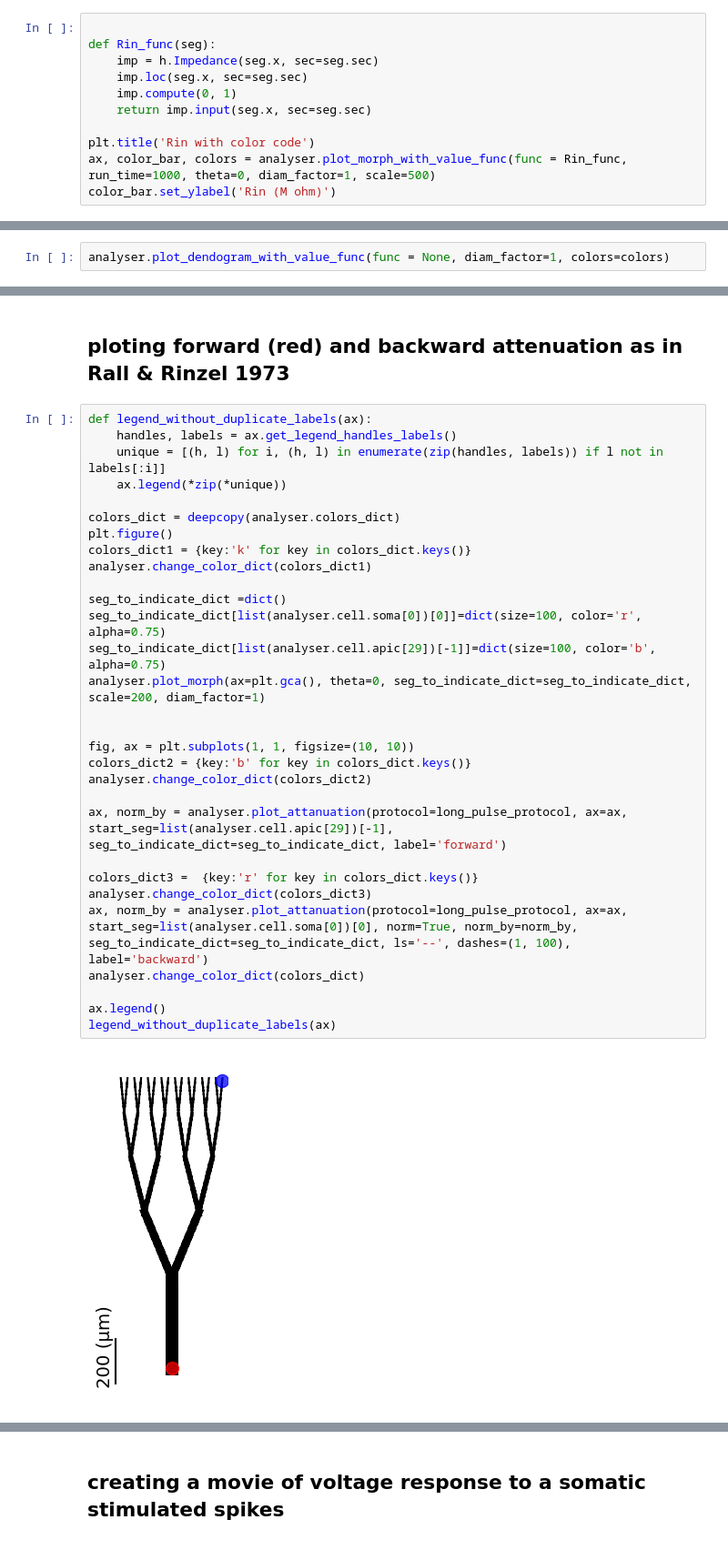
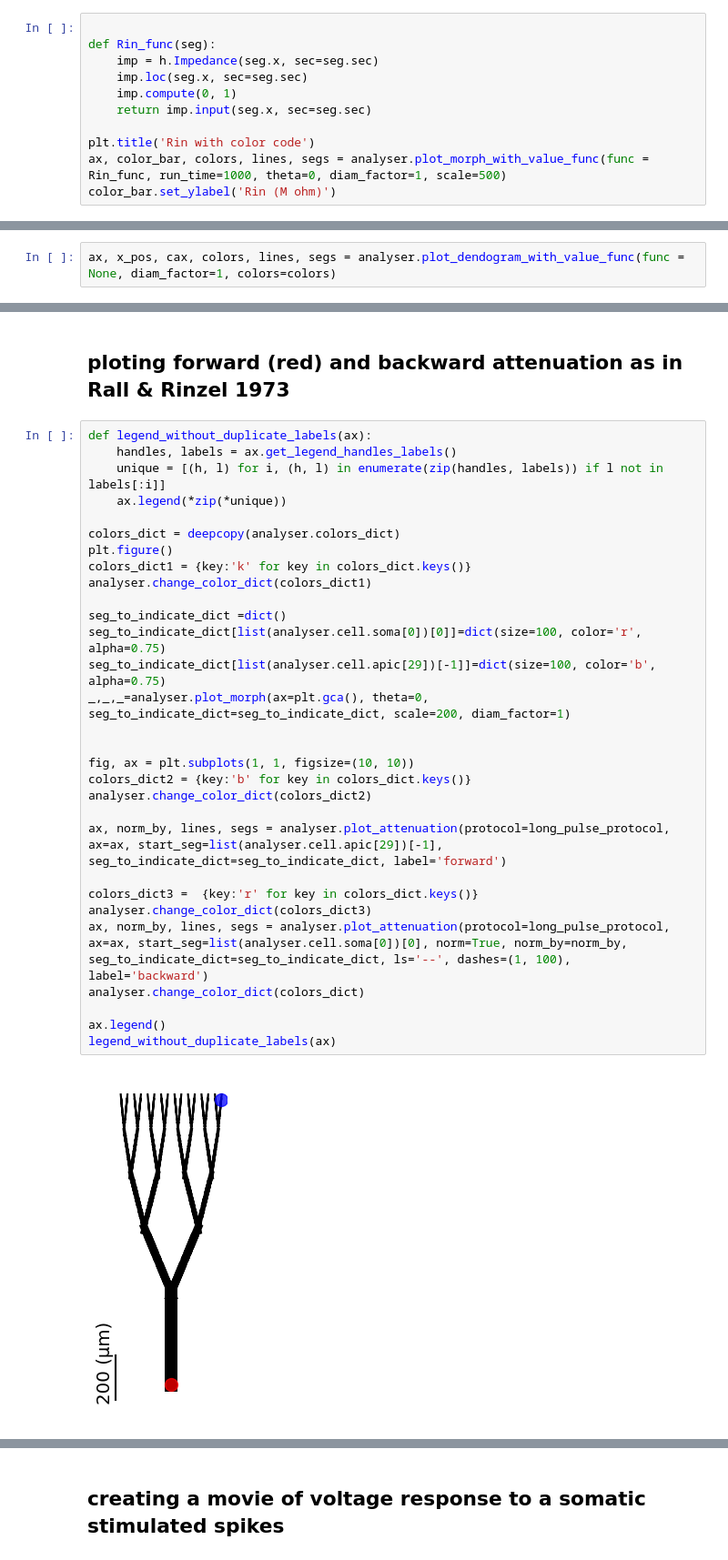
Before and after one commit to YoniLeibner/Neuron_analysis_tool, a Jupyter notebook: Neuron_analysis_tool/example Rall model.ipynb, the cells around one changed output, grey strips where cells are left out. Shown at 91% size. Cells and saved outputs as stored; diff of their text form.

Commit message:
protocol change

```diff
--- a/Neuron_analysis_tool/example Rall model.ipynb
+++ b/Neuron_analysis_tool/example Rall model.ipynb
@@ -71,7 +72,7 @@ def Rin_func(seg):
     return imp.input(seg.x, sec=seg.sec)
 
 plt.title('Rin with color code')
-ax, color_bar, colors = analyser.plot_morph_with_value_func(func = Rin_func, run_time=1000, theta=0, diam_factor=1, scale=500)
+ax, color_bar, colors, lines, segs = analyser.plot_morph_with_value_func(func = Rin_func, run_time=1000, theta=0, diam_factor=1, scale=500)
 color_bar.set_ylabel('Rin (M ohm)')
 # %% [output]
 Text(0, 0.5, 'Rin (M ohm)')
@@ -79,3 +80,3 @@ Text(0, 0.5, 'Rin (M ohm)')
 # %%
-analyser.plot_dendogram_with_value_func(func = None, diam_factor=1, colors=colors)
+ax, x_pos, cax, colors, lines, segs = analyser.plot_dendogram_with_value_func(func = None, diam_factor=1, colors=colors)
 # %% [output]
@@ -89,32 +86,32 @@ analyser.plot_dendogram_with_value_func(func = None, diam_factor=1, colors=color
 # %%
 def legend_without_duplicate_labels(ax):
     handles, labels = ax.get_legend_handles_labels()
     unique = [(h, l) for i, (h, l) in enumerate(zip(handles, labels)) if l not in labels[:i]]
     ax.legend(*zip(*unique))
 
 colors_dict = deepcopy(analyser.colors_dict)
 plt.figure()
 colors_dict1 = {key:'k' for key in colors_dict.keys()}
 analyser.change_color_dict(colors_dict1)
 
 seg_to_indicate_dict =dict()
 seg_to_indicate_dict[list(analyser.cell.soma[0])[0]]=dict(size=100, color='r', alpha=0.75)
 seg_to_indicate_dict[list(analyser.cell.apic[29])[-1]]=dict(size=100, color='b', alpha=0.75)
-analyser.plot_morph(ax=plt.gca(), theta=0, seg_to_indicate_dict=seg_to_indicate_dict, scale=200, diam_factor=1)
+_,_,_=analyser.plot_morph(ax=plt.gca(), theta=0, seg_to_indicate_dict=seg_to_indicate_dict, scale=200, diam_factor=1)
 
 
 fig, ax = plt.subplots(1, 1, figsize=(10, 10))
 colors_dict2 = {key:'b' for key in colors_dict.keys()}
 analyser.change_color_dict(colors_dict2)
 
-ax, norm_by = analyser.plot_attanuation(protocol=long_pulse_protocol, ax=ax, start_seg=list(analyser.cell.apic[29])[-1], seg_to_indicate_dict=seg_to_indicate_dict, label='forward')
+ax, norm_by, lines, segs = analyser.plot_attenuation(protocol=long_pulse_protocol, ax=ax, start_seg=list(analyser.cell.apic[29])[-1], seg_to_indicate_dict=seg_to_indicate_dict, label='forward')
 
 colors_dict3 =  {key:'r' for key in colors_dict.keys()}
 analyser.change_color_dict(colors_dict3)
-ax, norm_by = analyser.plot_attanuation(protocol=long_pulse_protocol, ax=ax, start_seg=list(analyser.cell.soma[0])[0], norm=True, norm_by=norm_by, seg_to_indicate_dict=seg_to_indicate_dict, ls='--', dashes=(1, 100), label='backward')
+ax, norm_by, lines, segs = analyser.plot_attenuation(protocol=long_pulse_protocol, ax=ax, start_seg=list(analyser.cell.soma[0])[0], norm=True, norm_by=norm_by, seg_to_indicate_dict=seg_to_indicate_dict, ls='--', dashes=(1, 100), label='backward')
 analyser.change_color_dict(colors_dict)
 
 ax.legend()
 legend_without_duplicate_labels(ax)
 # %% [output]
-[figure, old version]
+[figure, new version]
```
Also changed, not shown: parts of 10 cells of this notebook, 7 other files.
